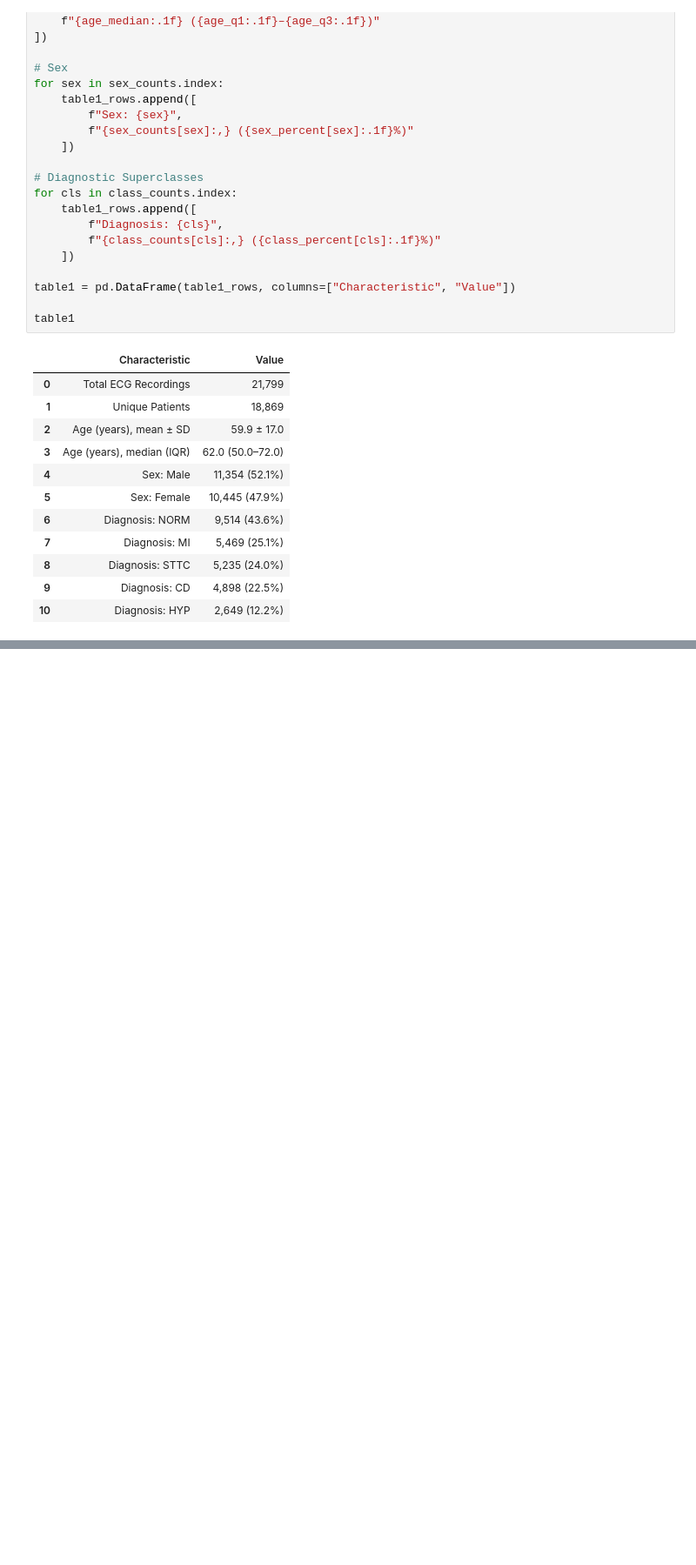
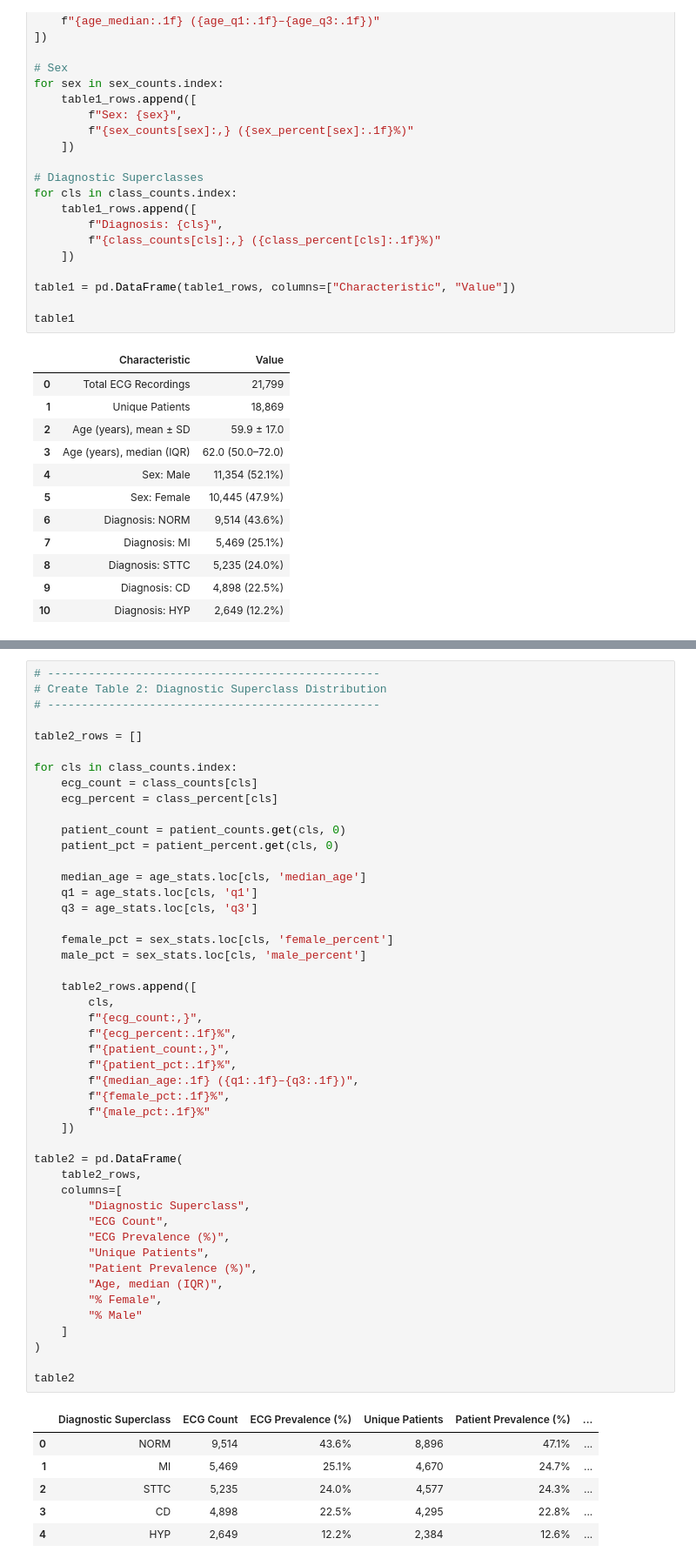
Before and after one commit to cristopher-d-delgado/ecg-ai-statistical-evaluation, a Jupyter notebook: notebooks/eda.ipynb, the cells around one changed output, grey strips where cells are left out. Shown at 87% size. Saved outputs shown, nothing was run; the diff lists cells and outputs as text; blank space fills up the shorter version.

Commit message:
made table 2

```diff
--- a/notebooks/eda.ipynb
+++ b/notebooks/eda.ipynb
@@ -545,0 +600,54 @@ table1
+# %%
+# -------------------------------------------------
+# Create Table 2: Diagnostic Superclass Distribution
+# -------------------------------------------------
+
+table2_rows = []
+
+for cls in class_counts.index:
+    ecg_count = class_counts[cls]
+    ecg_percent = class_percent[cls]
+
+    patient_count = patient_counts.get(cls, 0)
+    patient_pct = patient_percent.get(cls, 0)
+
+    median_age = age_stats.loc[cls, 'median_age']
+    q1 = age_stats.loc[cls, 'q1']
+    q3 = age_stats.loc[cls, 'q3']
+
+    female_pct = sex_stats.loc[cls, 'female_percent']
+    male_pct = sex_stats.loc[cls, 'male_percent']
+
+    table2_rows.append([
+        cls,
+        f"{ecg_count:,}",
+        f"{ecg_percent:.1f}%",
+        f"{patient_count:,}",
+        f"{patient_pct:.1f}%",
+        f"{median_age:.1f} ({q1:.1f}–{q3:.1f})",
+        f"{female_pct:.1f}%",
+        f"{male_pct:.1f}%"
+    ])
+
+table2 = pd.DataFrame(
+    table2_rows,
+    columns=[
+        "Diagnostic Superclass",
+        "ECG Count",
+        "ECG Prevalence (%)",
+        "Unique Patients",
+        "Patient Prevalence (%)",
+        "Age, median (IQR)",
+        "% Female",
+        "% Male"
+    ]
+)
+
+table2
+# %% [output]
+|  | Diagnostic Superclass | ECG Count | ECG Prevalence (%) | Unique Patients | Patient Prevalence (%) | ... |
+| 0 | NORM | 9,514 | 43.6% | 8,896 | 47.1% | ... |
+| 1 | MI | 5,469 | 25.1% | 4,670 | 24.7% | ... |
+| 2 | STTC | 5,235 | 24.0% | 4,577 | 24.3% | ... |
+| 3 | CD | 4,898 | 22.5% | 4,295 | 22.8% | ... |
+| 4 | HYP | 2,649 | 12.2% | 2,384 | 12.6% | ... |
```
Also changed, not shown: parts of 2 cells of this notebook.
